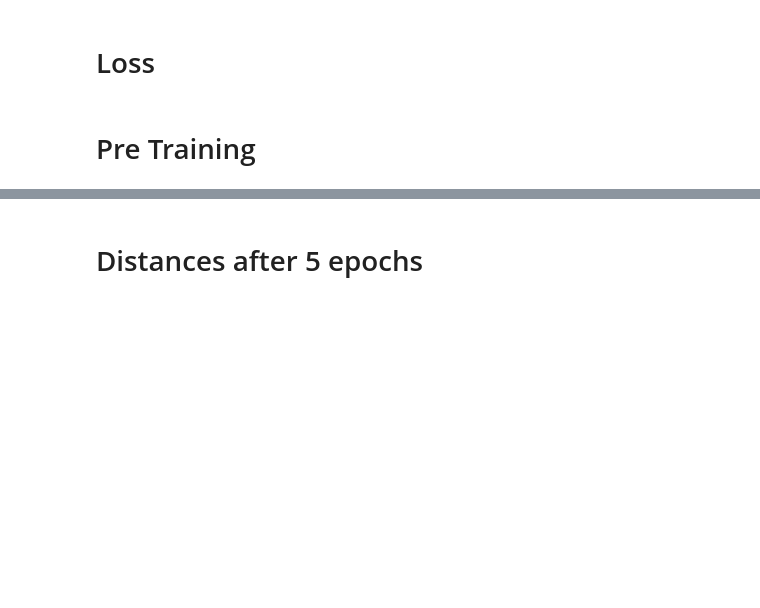
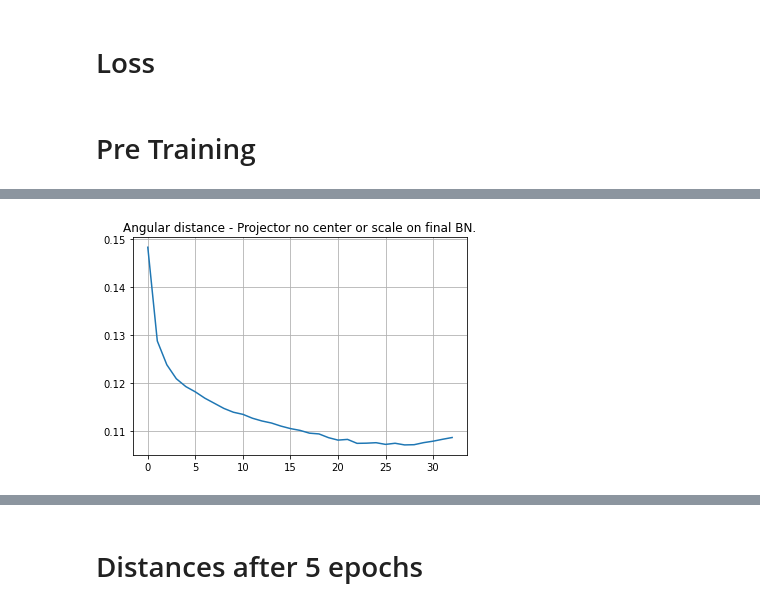
Before and after one commit to tensorflow/similarity, a Jupyter notebook: examples/unsupervised_hello_world.ipynb, the cells around one changed output, grey strips where cells are left out. Cells and saved outputs as stored; diff of their text form; code cells hidden in the pictures; blank space fills up the shorter version.

```diff
--- a/examples/unsupervised_hello_world.ipynb
+++ b/examples/unsupervised_hello_world.ipynb
@@ -115,27 +101,23 @@ DEPTH = N * 9 + 2
 NUM_BLOCKS = ((DEPTH - 2) // 9) - 1
 # %%
 def get_encoder(img_size, dim=2048, activation='relu', trainable=True):
-#     base_model = tf.keras.applications.ResNet50V2(include_top=False,
-#         weights=None, input_shape=(img_size, img_size, 3))
-#     base_model.trainable = trainable
 
     inputs = layers.Input((img_size, img_size, 3))
     # ResNet expects [-1,1], but our augmented images are [0,1]
     x = layers.Rescaling(scale=2, offset=-1)(inputs)
     x = resnet_cifar10_v2.stem(x)
     x = resnet_cifar10_v2.learner(x, NUM_BLOCKS)
-    # x = base_model(x, training=trainable)
     x = layers.GlobalAveragePooling2D(name="backbone_pool")(x)
 
     # Projection Head
     x = layers.Dense(dim, activation=activation, use_bias=False, kernel_regularizer=regularizers.l2(WEIGHT_DECAY))(x)
     x = layers.BatchNormalization()(x)
 
-#     x = layers.Dense(dim, activation=activation, use_bias=False, kernel_regularizer=regularizers.l2(WEIGHT_DECAY))(x)
-#     x = layers.BatchNormalization()(x)
+    x = layers.Dense(dim, activation=activation, use_bias=False, kernel_regularizer=regularizers.l2(WEIGHT_DECAY))(x)
+    x = layers.BatchNormalization()(x)
 
     x = layers.Dense(dim, use_bias=False, kernel_regularizer=regularizers.l2(WEIGHT_DECAY))(x)
-    o = layers.BatchNormalization()(x)
+    o = layers.BatchNormalization(center=False, scale=False)(x)
 
     backbone = Model(inputs, o, name='encoder')
     return backbone
@@ -208,7 +190,7 @@ contrastive_model = ContrastiveModel(
     swap_representation=True)
 
 early_stopping = tf.keras.callbacks.EarlyStopping(
-    monitor="loss", patience=5, restore_best_weights=True
+    monitor="loss", patience=50, restore_best_weights=True
 )
 # use sgd as optimizer with constant loss as recommende in the paper.
 lr_decayed_fn = tf.keras.optimizers.schedules.CosineDecay(
@@ -240,0 +209,7 @@ Epoch 19/200
+# %%
+plt.plot(contrastive_history.history['loss'])
+plt.grid()
+plt.title("Angular distance - Projector no center or scale on final BN.")
+plt.show()
+# %% [output]
+[figure, added]
```
Also changed, not shown: parts of 25 cells of this notebook.
